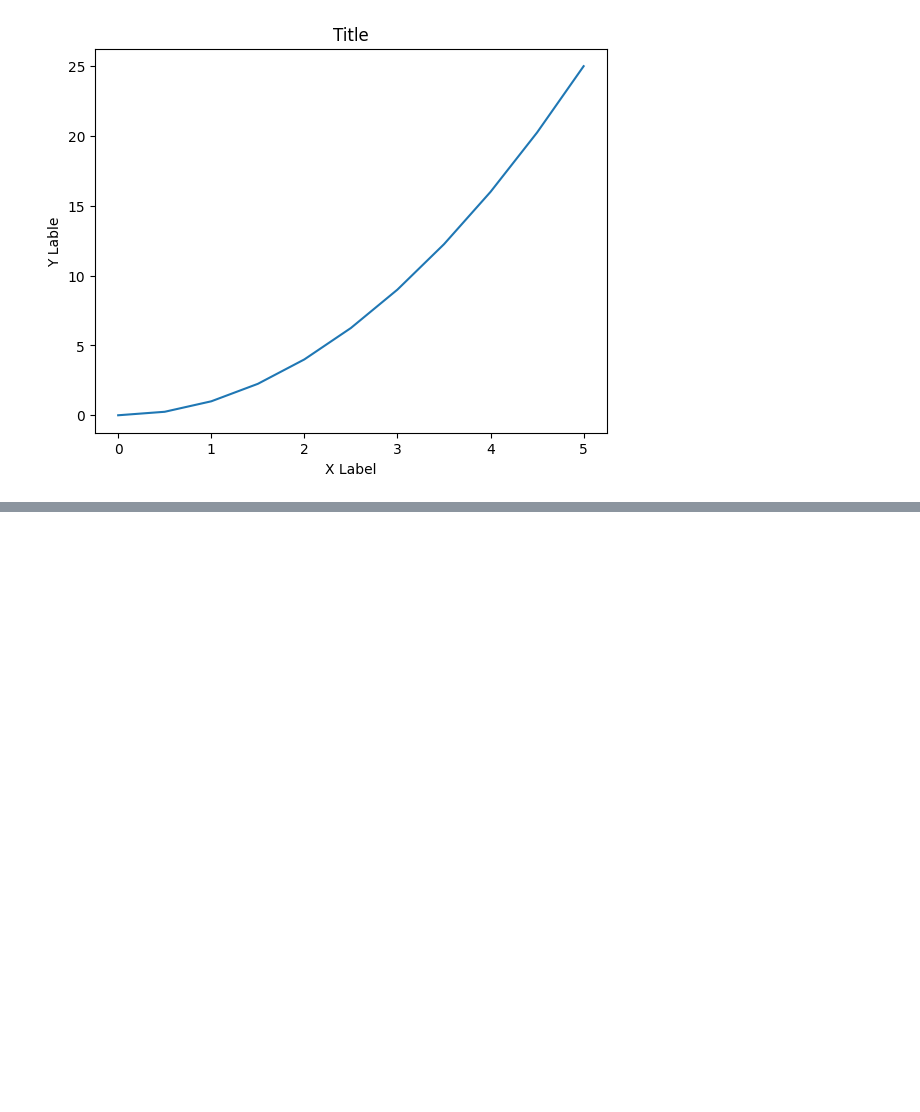
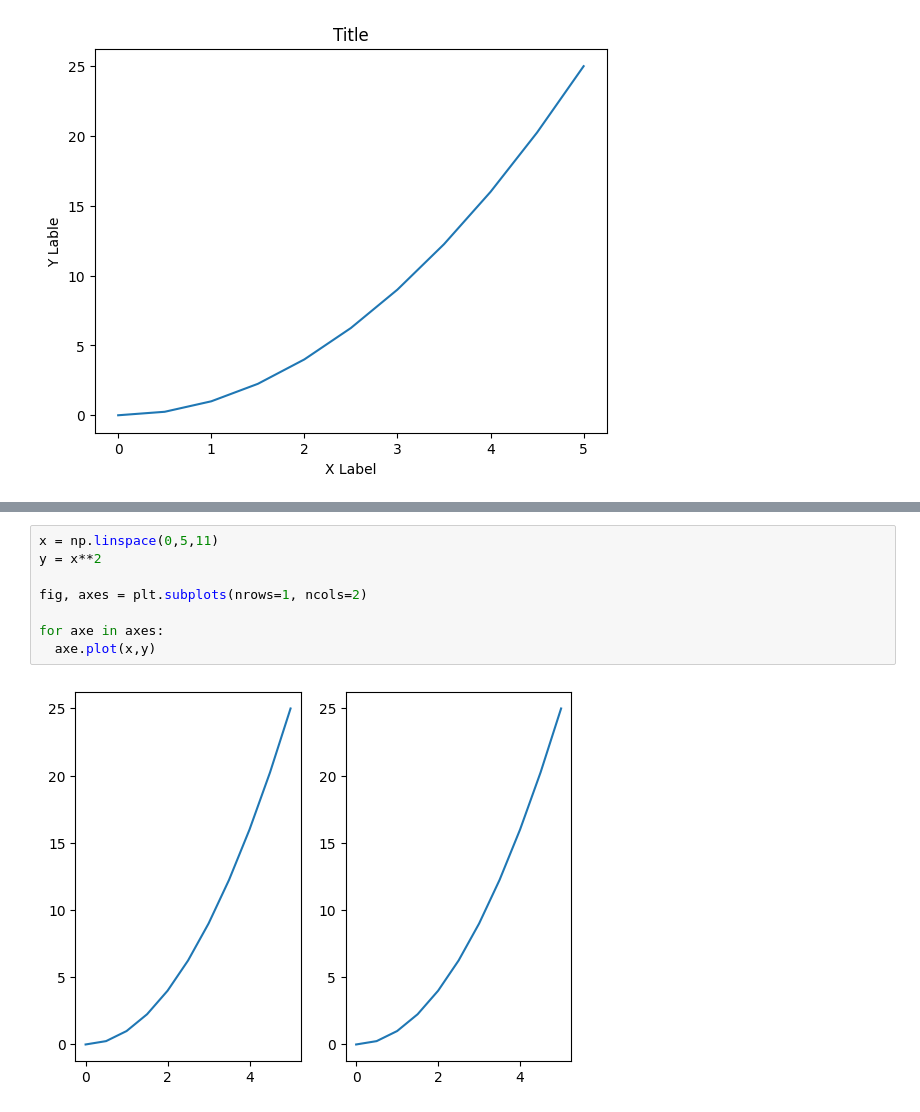
Before and after one commit to MeghanGH/google-colaboratory, a Jupyter notebook: Matplotlib.ipynb, the cells around one changed output, grey strips where cells are left out. Saved outputs shown, nothing was run; the diff lists cells and outputs as text; blank space fills up the shorter version.

```diff
--- a/Matplotlib.ipynb
+++ b/Matplotlib.ipynb
@@ -64,3 +64,13 @@ axes2.set_title('Small plot')
 # %% [output]
 Text(0.5, 1.0, 'Small plot')
 [figure]
+# %%
+x = np.linspace(0,5,11)
+y = x**2
+
+fig, axes = plt.subplots(nrows=1, ncols=2)
+
+for axe in axes:
+  axe.plot(x,y)
+# %% [output]
+[figure, added]
```
Also changed, not shown: parts of 4 cells of this notebook.
